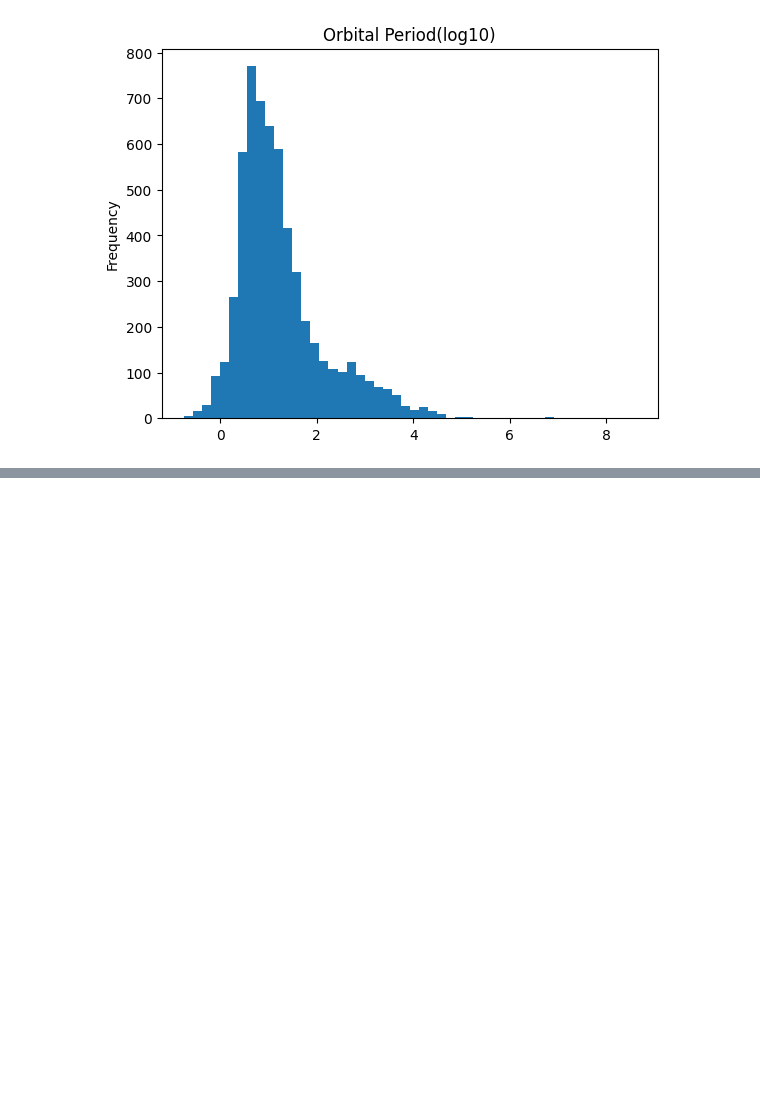
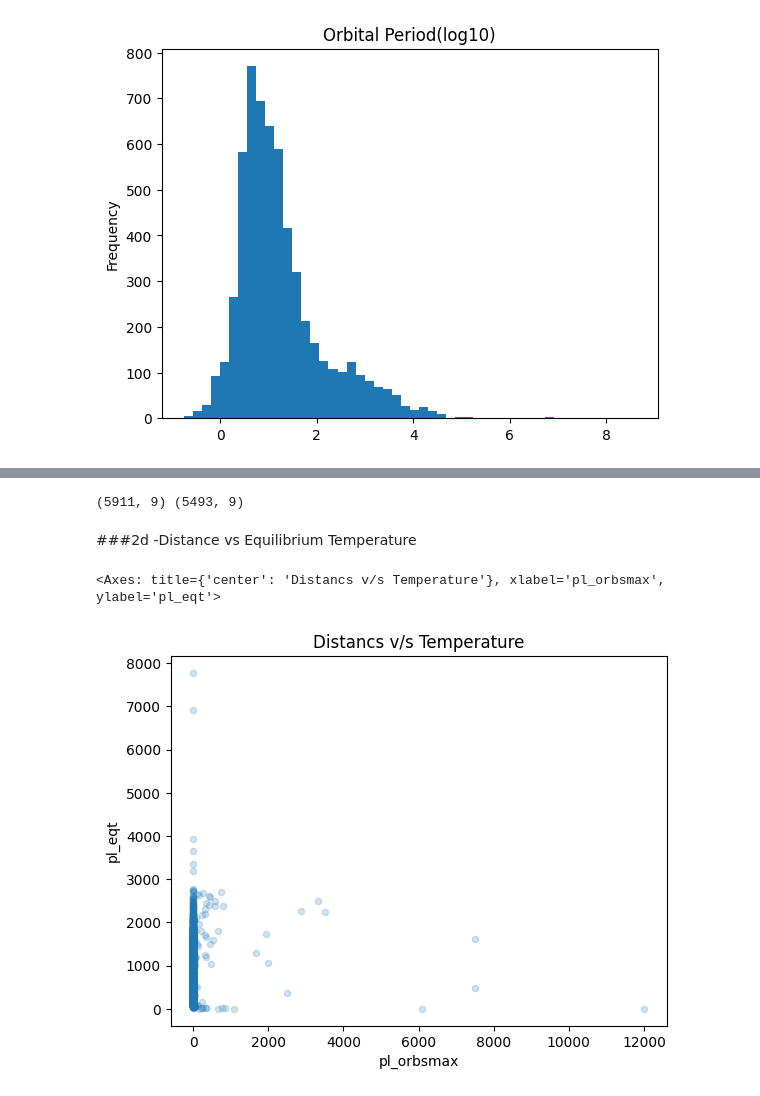
Before and after one commit to Xrash09/CSA-AI-ML, a Jupyter notebook: data_analysis.ipynb, the cells around one changed output, grey strips where cells are left out. Drawn from its saved outputs; the diff is of its cells as text; code cells hidden in the pictures; blank space fills up the shorter version.

```diff
--- a/data_analysis.ipynb
+++ b/data_analysis.ipynb
@@ -134,0 +150,11 @@ np.log10(df_t["pl_orbper"]).plot(kind ="hist" , bins =50 , title="Orbital Period
+# %%
+print(df_t[feats].shape, df_t[feats].dropna().shape)
+# %% [output]
+(5911, 9) (5493, 9)
+# %% [markdown]
+###2d -Distance vs Equilibrium Temperature
+# %%
+df_t.plot(kind="scatter", x= "pl_orbsmax", y= "pl_eqt", alpha = 0.2, title="Distancs v/s Temperature")
+# %% [output]
+<Axes: title={'center': 'Distancs v/s Temperature'}, xlabel='pl_orbsmax', ylabel='pl_eqt'>
+[figure, added]
```
Also changed, not shown: parts of 11 cells of this notebook.
